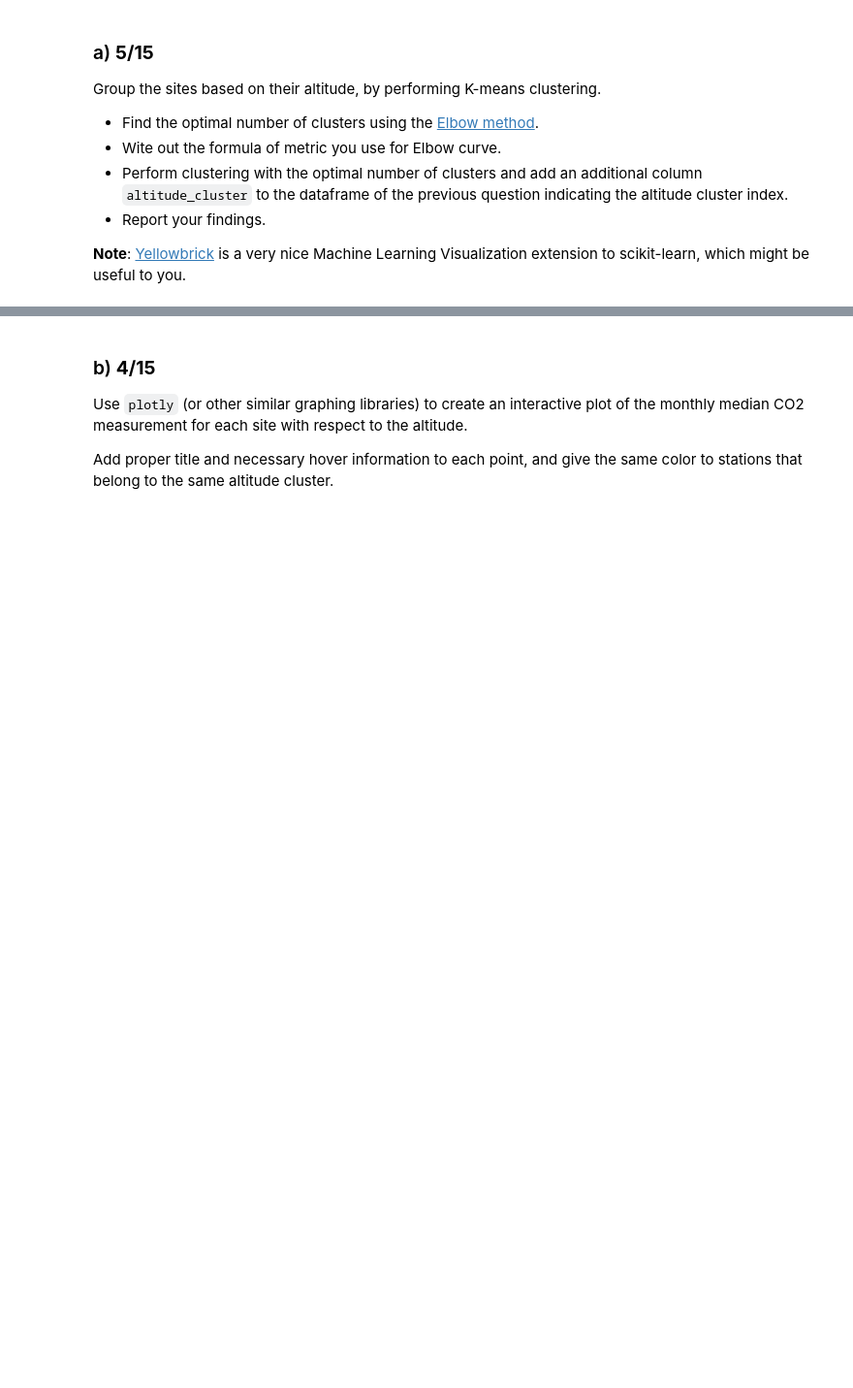
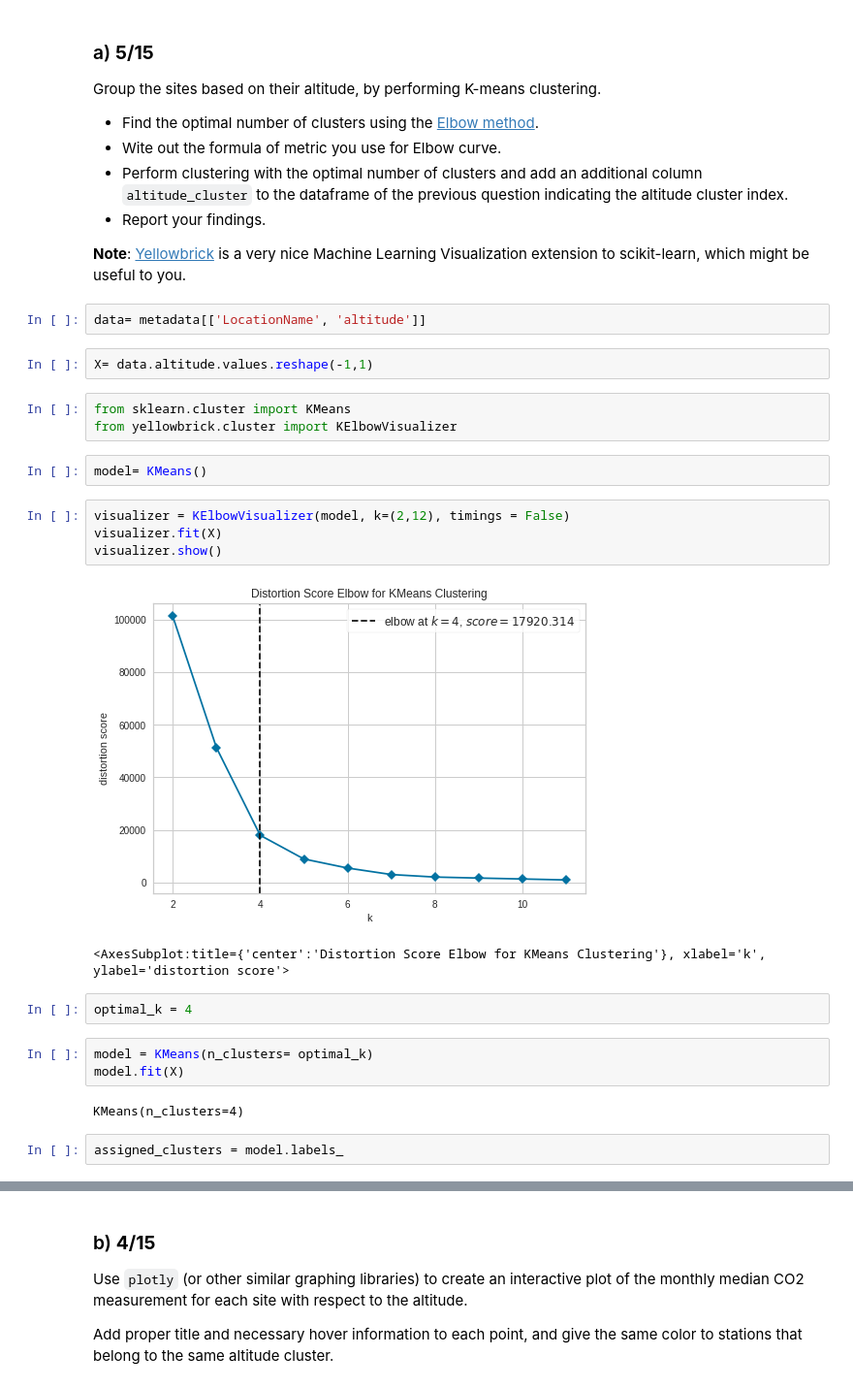
Before and after one commit to ayman-mezghani/dslab-hw1-Data_Science_with_CO2, a Jupyter notebook: notebooks/DSLab-homework1.ipynb, the cells around one changed output, grey strips where cells are left out. Shown at 97% size. Cells and saved outputs as stored; diff of their text form; blank space fills up the shorter version.

```diff
--- a/notebooks/DSLab-homework1.ipynb
+++ b/notebooks/DSLab-homework1.ipynb
@@ -236,3 +245,28 @@ Group the sites based on their altitude, by performing K-means clustering.
 - Report your findings.
 
 __Note__: [Yellowbrick](http://www.scikit-yb.org/) is a very nice Machine Learning Visualization extension to scikit-learn, which might be useful to you.
+# %%
+data= metadata[['LocationName', 'altitude']]
+# %%
+X= data.altitude.values.reshape(-1,1)
+# %%
+from sklearn.cluster import KMeans
+from yellowbrick.cluster import KElbowVisualizer
+# %%
+model= KMeans()
+# %%
+visualizer = KElbowVisualizer(model, k=(2,12), timings = False)
+visualizer.fit(X)
+visualizer.show()
+# %% [output]
+[figure, added]
+<AxesSubplot:title={'center':'Distortion Score Elbow for KMeans Clustering'}, xlabel='k', ylabel='distortion score'>
+# %%
+optimal_k = 4
+# %%
+model = KMeans(n_clusters= optimal_k)
+model.fit(X)
+# %% [output]
+KMeans(n_clusters=4)
+# %%
+assigned_clusters = model.labels_
```
Also changed, not shown: parts of 8 cells of this notebook.
